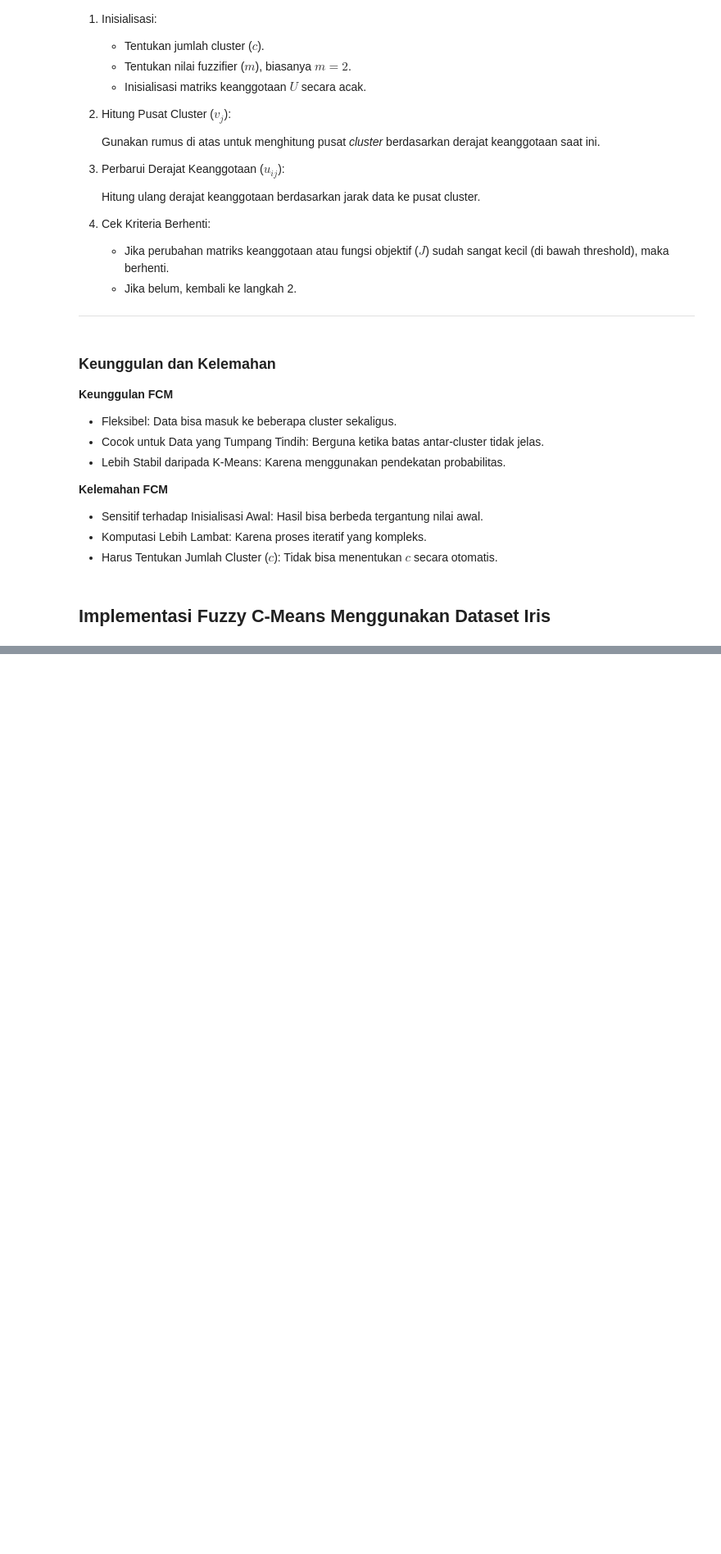
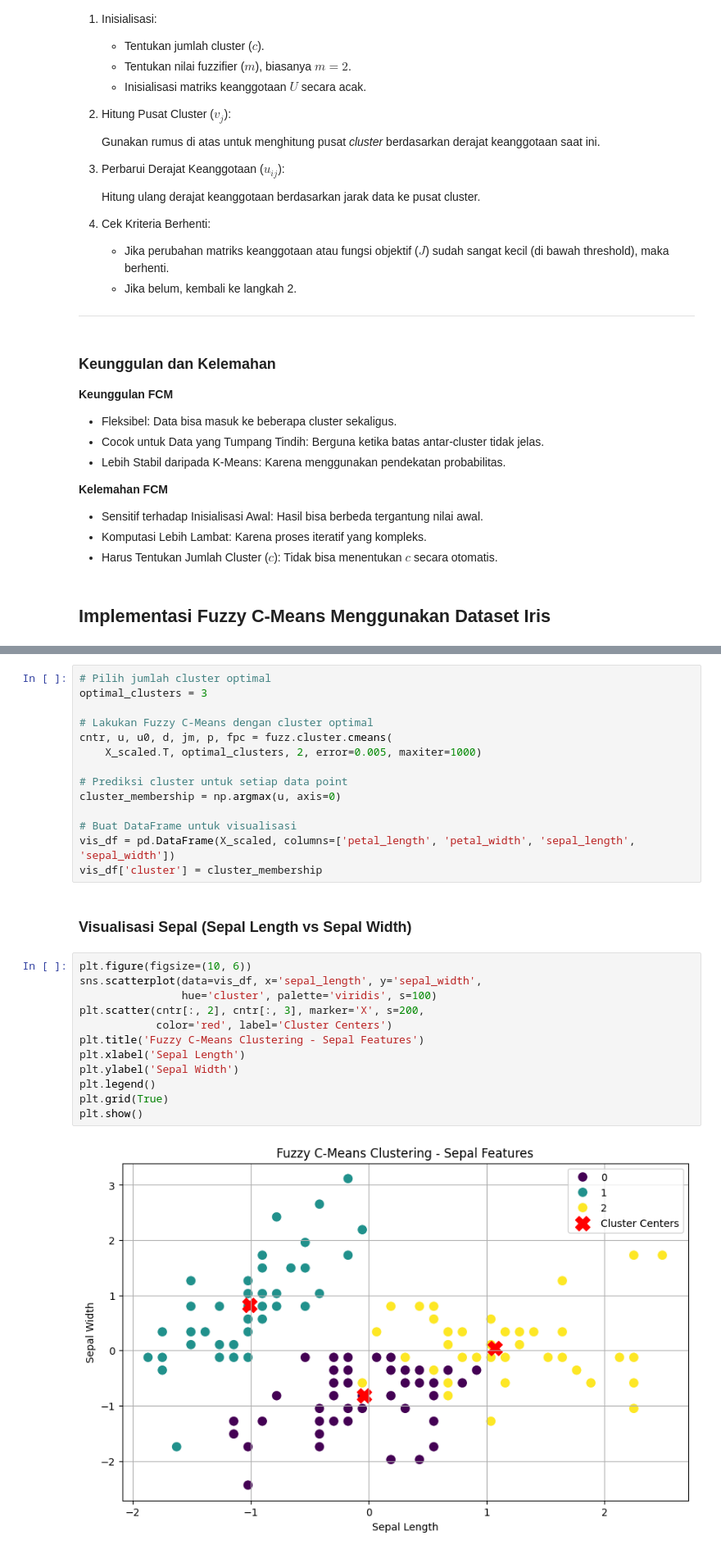
Before and after one commit to Zulfri-23-176/Pendat, a Jupyter notebook: pendat/K-Means.ipynb, the cells around one changed output, grey strips where cells are left out. Shown: that part at 82% size. Saved outputs shown, nothing was run; the diff lists cells and outputs as text; blank space fills up the shorter version.

```diff
--- a/pendat/K-Means.ipynb
+++ b/pendat/K-Means.ipynb
@@ -437,0 +528,30 @@ Tujuan utama FCM: Mencari pusat kluster sedemikian rupa sehingga setiap data mem
+# %%
+# Pilih jumlah cluster optimal
+optimal_clusters = 3
+
+# Lakukan Fuzzy C-Means dengan cluster optimal
+cntr, u, u0, d, jm, p, fpc = fuzz.cluster.cmeans(
+    X_scaled.T, optimal_clusters, 2, error=0.005, maxiter=1000)
+
+# Prediksi cluster untuk setiap data point
+cluster_membership = np.argmax(u, axis=0)
+
+# Buat DataFrame untuk visualisasi
+vis_df = pd.DataFrame(X_scaled, columns=['petal_length', 'petal_width', 'sepal_length', 'sepal_width'])
+vis_df['cluster'] = cluster_membership
+# %% [markdown]
+### Visualisasi Sepal (Sepal Length vs Sepal Width)
+# %%
+plt.figure(figsize=(10, 6))
+sns.scatterplot(data=vis_df, x='sepal_length', y='sepal_width',
+                hue='cluster', palette='viridis', s=100)
+plt.scatter(cntr[:, 2], cntr[:, 3], marker='X', s=200,
+            color='red', label='Cluster Centers')
+plt.title('Fuzzy C-Means Clustering - Sepal Features')
+plt.xlabel('Sepal Length')
+plt.ylabel('Sepal Width')
+plt.legend()
+plt.grid(True)
+plt.show()
+# %% [output]
+[figure, added]
```
Also changed, not shown: parts of 12 cells of this notebook.
